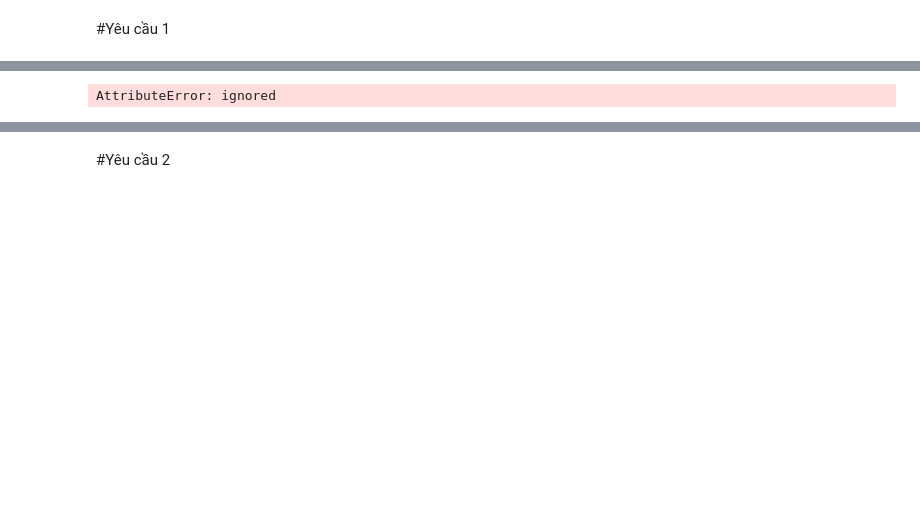
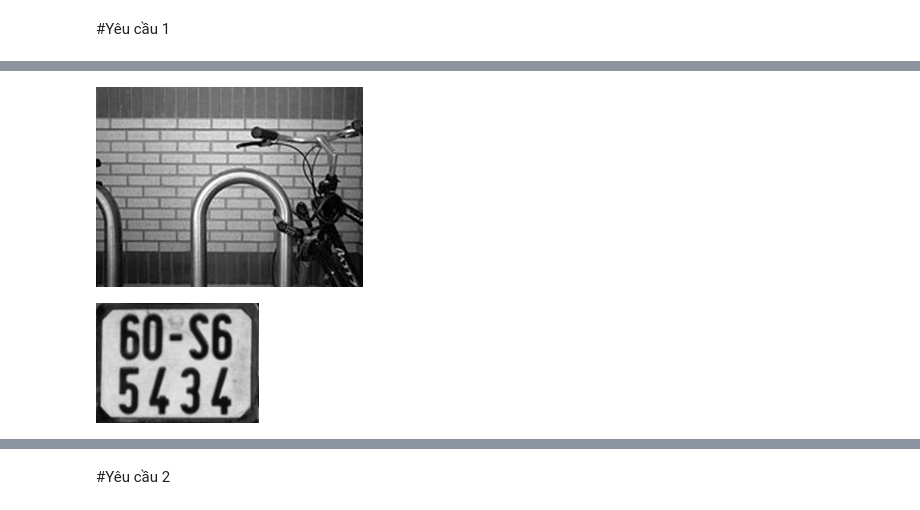
Before and after one commit to lenguyentiendat/CS231.M21.KHCL, a Jupyter notebook: 20521167.ipynb, the cells around one changed output, grey strips where cells are left out. Drawn from its saved outputs; the diff is of its cells as text; code cells hidden in the pictures; blank space fills up the shorter version.

Commit message:
Được tạo bằng Colaboratory

```diff
--- a/20521167.ipynb
+++ b/20521167.ipynb
@@ -20,16 +20,5 @@ Mounted at /gdrive
 import os
 dir_monhoc = '/gdrive/MyDrive/CS231.M21.KHCL'
 
-dir_baitap = os.path.join(dir_monhoc, 'Baitap', 'Baitap1')
+dir_baitap = os.path.join(dir_monhoc, 'Baitap', 'Baitap2')
 dir_images = os.path.join(dir_baitap, 'images')
-# %%
-#Đọc và hiển thị ảnh
-import cv2 as cv
-
-path_filename = os.path.join(dir_images,'lena.jpg')
-img = cv.imread(path_filename,0)
-
-from google.colab.patches import cv2_imshow
-cv2_imshow(img)
-# %% [output]
-AttributeError: ignored
@@ -45,0 +25,19 @@ plt.show()
+# %%
+import cv2 as cv
+import matplotlib.pyplot as plt
+from google.colab.patches import cv2_imshow
+import numpy as np
+from scipy.spatial import distance
+
+
+path_filename = os.path.join(dir_images, 'Bicycle.jpg')
+img = cv.imread(path_filename, 0)
+
+path_filename2 = os.path.join(dir_images, 'bansoxe.jpg')
+img2 = cv.imread(path_filename2, 0)
+
+cv2_imshow(img)
+cv2_imshow(img2)
+# %% [output]
+[figure, added]
+[figure, added]
```
Also changed, not shown: parts of 18 cells of this notebook.
